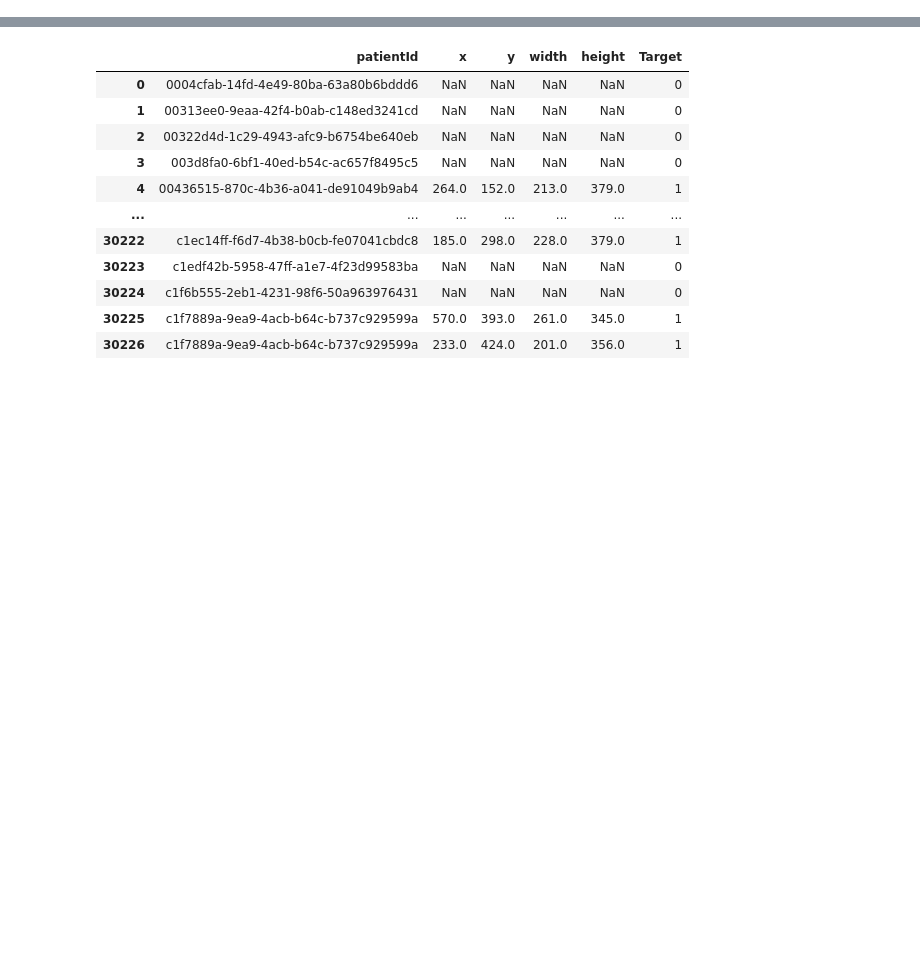
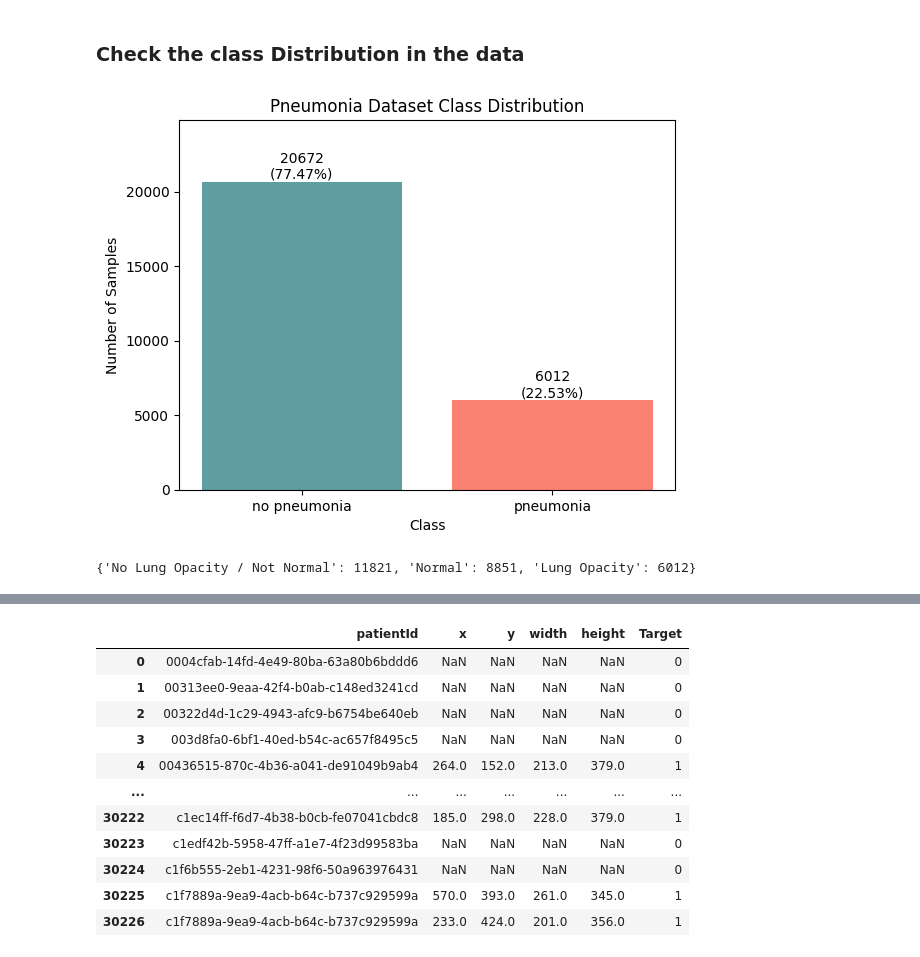
Before and after one commit to kmsmeng/ML_Projects, a Jupyter notebook: Medical_Image_Classification/handle_data.ipynb, the cells around one changed output, grey strips where cells are left out. Cells and saved outputs as stored; diff of their text form; code cells hidden in the pictures; blank space fills up the shorter version.

```diff
--- a/Medical_Image_Classification/handle_data.ipynb
+++ b/Medical_Image_Classification/handle_data.ipynb
@@ -49,5 +40,6 @@ YOLO val Data Samples: 6684
 # File path of the labels from the working data and convert the csv file into a pandas DataFrame
 
 label_file_path = 'data/pneumonia_dataset/stage_2_train_labels.csv'
-label_csv = pd.read_csv(label_file_path)
-label_csv
+label_file_df = pd.read_csv(label_file_path)
+
+class_info_df = pd.read_csv('data/pneumonia_dataset/stage_2_detailed_class_info.csv')
@@ -92,0 +46,3 @@ plt.show()
+# %%
+# merge the two dataframe on the basis of `patientId`
+df = pd.merge(label_file_df, class_info_df, left_on='patientId', right_on='patientId')
@@ -92,0 +128,43 @@ plt.show()
+# %% [markdown]
+### Check the class Distribution in the data
+# %%
+# Number of Data samples with pneumonia and without pneumonia
+
+counts = df.drop_duplicates('patientId')['Target'].value_counts()
+
+# num_no_pneumonia = counts[0]
+# num_pneumonia = counts[1]
+
+data_class = {
+    'no pneumonia': int(counts.get(0, 0)),
+    'pneumonia': int(counts.get(1, 0))
+}
+
+total = sum(data_class.values())
+
+
+bars = plt.bar(data_class.keys(), data_class.values(), color=['cadetblue', 'salmon'])
+plt.bar_label(bars, labels=[f"{value}\n({value/total*100:.2f}%)" for value in data_class.values()])
+plt.ylim(0, 1.2*max(data_class.values()))
+plt.xlabel('Class')
+plt.ylabel('Number of Samples')
+plt.title('Pneumonia Dataset Class Distribution')
+plt.show()
+# %% [output]
+[figure, added]
+# %%
+# Create a dictionary with all the classes and their corresponding value(occurance in the label)
+count = df.drop_duplicates('patientId')['class'].value_counts()
+
+data_class_detail = count.keys()
+
+data_num_obj = {}
+
+
+for x in range(len(count)):
+    entry = {data_class_detail[x]: count.iloc[x].item()}
+    data_num_obj.update(entry)
+
+data_num_obj
+# %% [output]
+{'No Lung Opacity / Not Normal': 11821, 'Normal': 8851, 'Lung Opacity': 6012}
```
Also changed, not shown: parts of 47 cells of this notebook, 3 other files.
